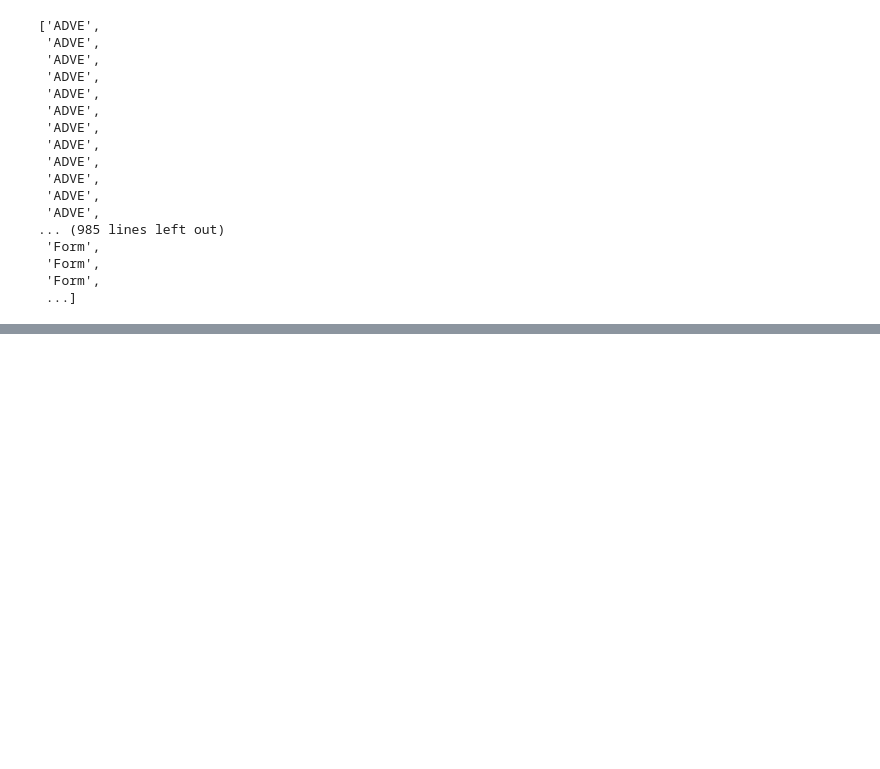
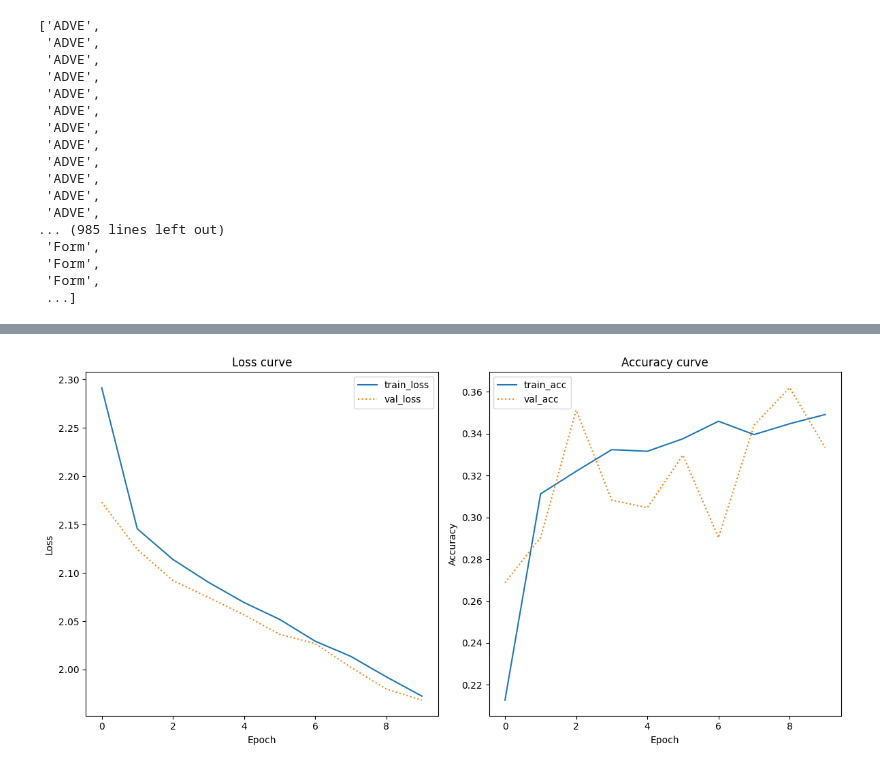
Before and after one commit to LauraBang22/cds-visual, a Jupyter notebook: Assignments/Assignment3/src/Assignment3.ipynb, the cells around one changed output, grey strips where cells are left out. Drawn from its saved outputs; the diff is of its cells as text; code cells hidden in the pictures; blank space fills up the shorter version.

```diff
--- a/Assignments/Assignment3/src/Assignment3.ipynb
+++ b/Assignments/Assignment3/src/Assignment3.ipynb
@@ -131,0 +175,16 @@ model = VGG16(include_top=False,
+# %%
+lr_schedule = tf.keras.optimizers.schedules.ExponentialDecay(
+    initial_learning_rate=0.01,
+    decay_steps=10000,
+    decay_rate=0.9)
+sgd = SGD(learning_rate=lr_schedule)
+# %%
+model.compile(optimizer=sgd,
+              loss='categorical_crossentropy',
+              metrics=['accuracy'])
+# %%
+H = model.fit(X_train, y_train,
+            validation_split=0.1,
+            batch_size=128,
+            epochs=10,
+            verbose=1)
@@ -131,0 +212,25 @@ model = VGG16(include_top=False,
+# %%
+def plot_history(H, epochs):
+    plt.figure(figsize=(12,6))
+    plt.subplot(1,2,1)
+    plt.plot(np.arange(0, epochs), H.history["loss"], label="train_loss")
+    plt.plot(np.arange(0, epochs), H.history["val_loss"], label="val_loss", linestyle=":")
+    plt.title("Loss curve")
+    plt.xlabel("Epoch")
+    plt.ylabel("Loss")
+    plt.tight_layout()
+    plt.legend()
+
+    plt.subplot(1,2,2)
+    plt.plot(np.arange(0, epochs), H.history["accuracy"], label="train_acc")
+    plt.plot(np.arange(0, epochs), H.history["val_accuracy"], label="val_acc", linestyle=":")
+    plt.title("Accuracy curve")
+    plt.xlabel("Epoch")
+    plt.ylabel("Accuracy")
+    plt.tight_layout()
+    plt.legend()
+    plt.show()
+# %%
+plot_history(H, 10)
+# %% [output]
+[figure, added]
```
Also changed, not shown: parts of 14 cells of this notebook, 2 other files.
